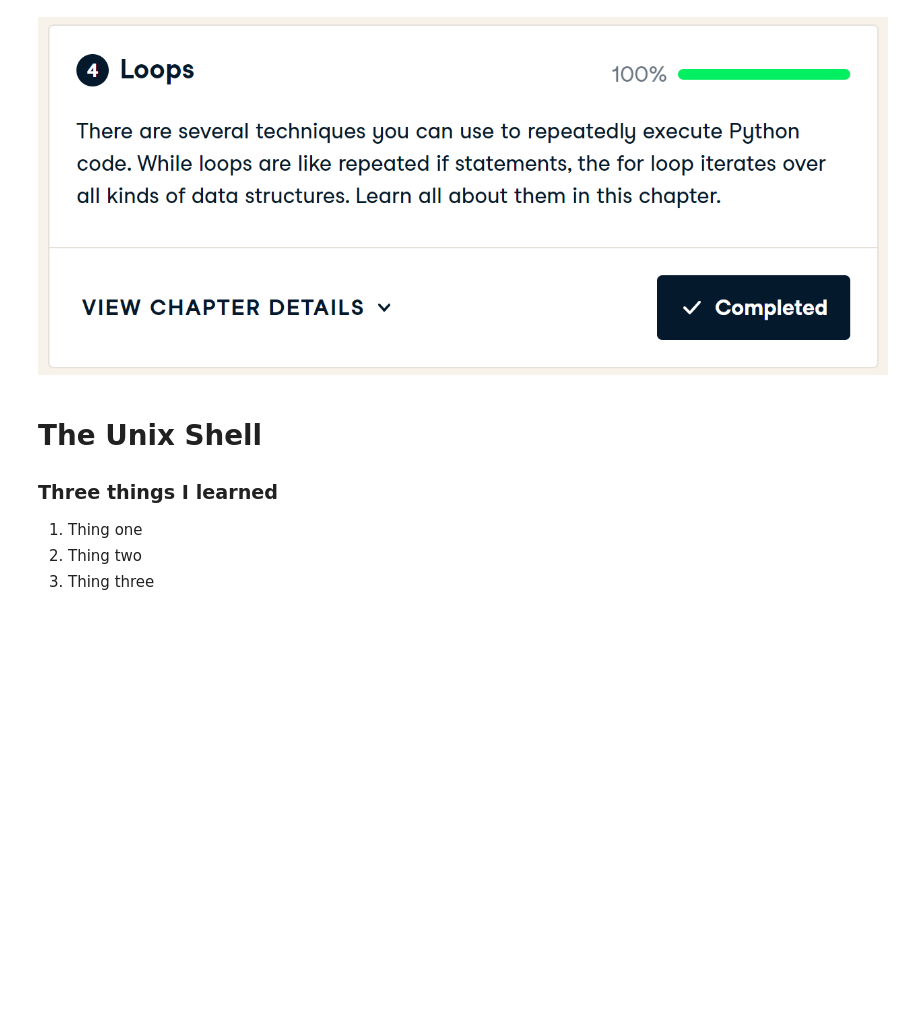
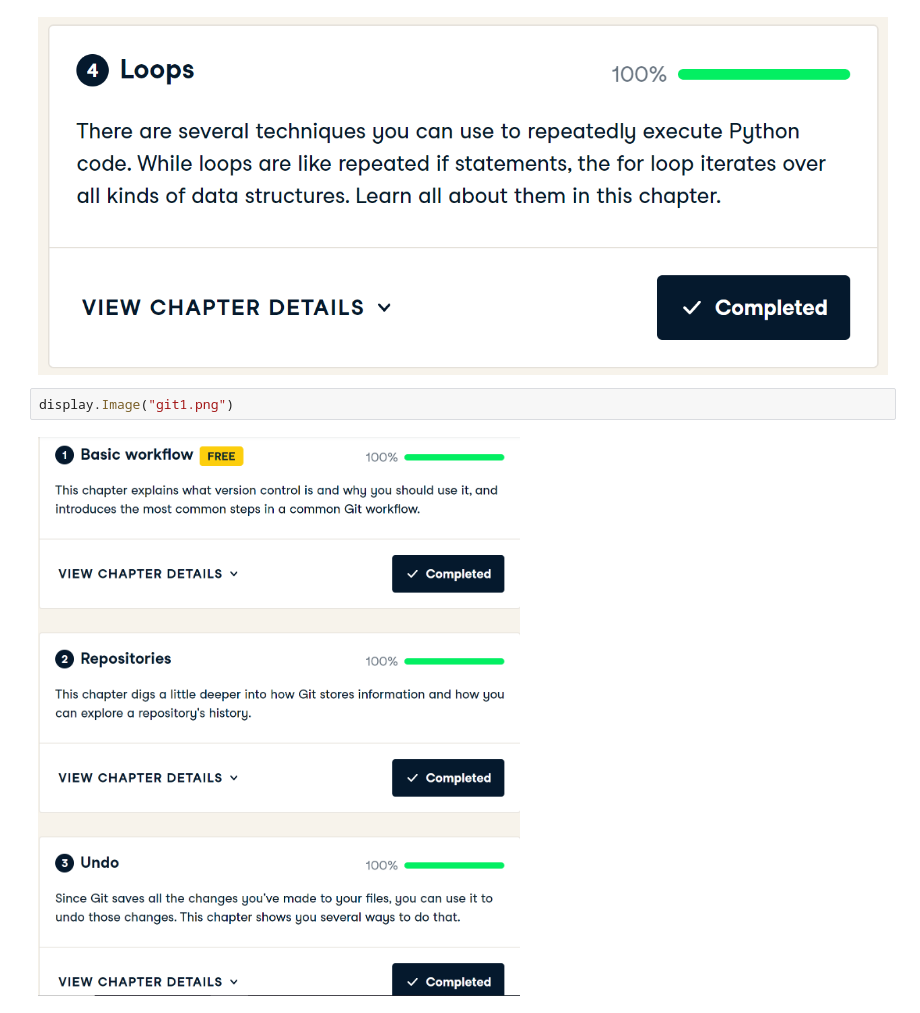
Before and after one commit to artolon/HW3-Numpy-Intro, a Jupyter notebook: week_03_homework_AT.ipynb, the cells around one changed output. Saved outputs shown, nothing was run; the diff lists cells and outputs as text; blank space fills up the shorter version.

```diff
--- a/week_03_homework_AT.ipynb
+++ b/week_03_homework_AT.ipynb
@@ -518,9 +518,7 @@ display.Image("PythonIntro2.png")
 display.Image("PythonLoops.png")
 # %% [output]
 [figure]
-# %% [markdown]
-# The Unix Shell
-### Three things I learned
-1. Thing one
-2. Thing two
-3. Thing three
+# %%
+display.Image("git1.png")
+# %% [output]
+[figure, added]
```
Also changed, not shown: parts of 4 cells of this notebook.
